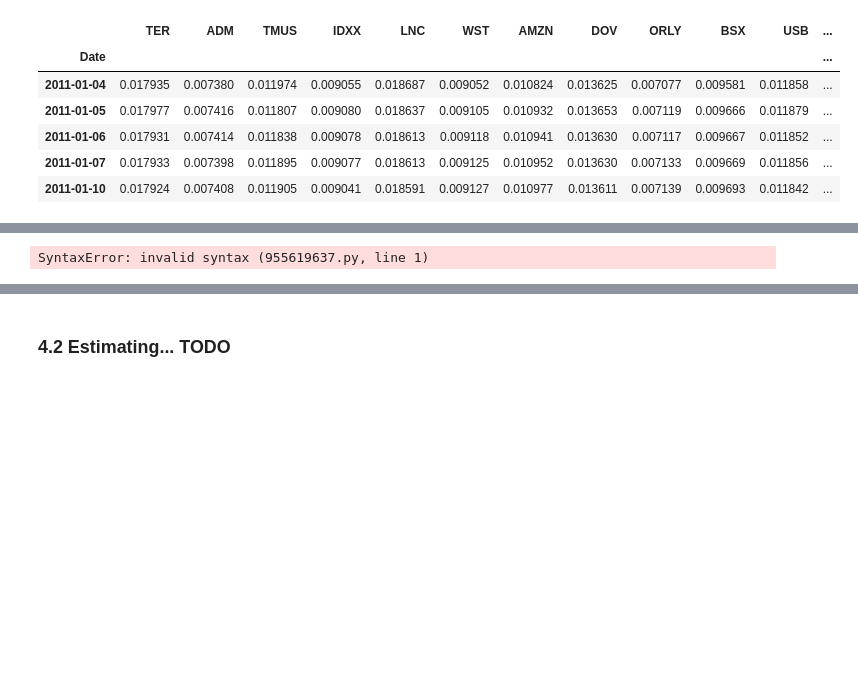
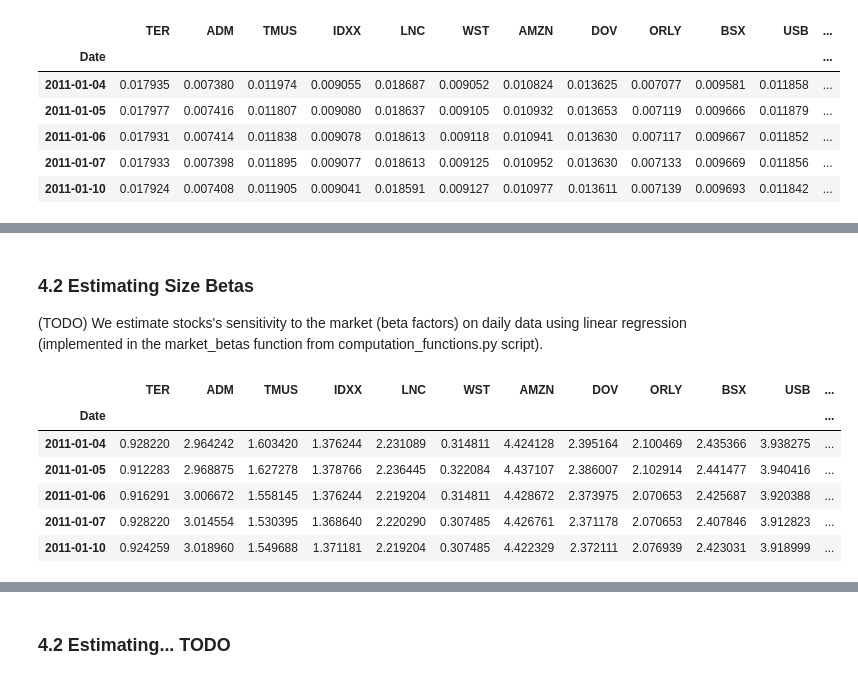
Before and after one commit to tigerbroko/Nova-SBE-Introduction-to-Programming, a Jupyter notebook: Intro-to-Programming-Project.ipynb, the cells around one changed output, grey strips where cells are left out. Drawn from its saved outputs; the diff is of its cells as text; code cells hidden in the pictures; blank space fills up the shorter version.

```diff
--- a/Intro-to-Programming-Project.ipynb
+++ b/Intro-to-Programming-Project.ipynb
@@ -305,31 +250,0 @@ Freq: M, Name: TER, Length: 142, dtype: float64
-# %%
-STOP HERE
-monthly_returns_index = monthly_returns.index.copy() # saving the index
-
-monthly_returns.reset_index(inplace=True)
-monthly_betas.reset_index(inplace=True)
-excess_returns.drop(['Date'], axis=1, inplace=True)
-excess_betas.drop(['Date'], axis=1, inplace=True)
-
-betas = betas_returns.copy()
-betas.loc[:] = np.nan
-
-column = 0
-for stock in excess_returns.columns:
-    for row in range(len(excess_returns[stock])-253):
-        y = excess_returns.iloc[row:(row + 253), :]
-        y = y.loc[:, stock].values.reshape(-1, 1)
-        x = market.iloc[row:(row + 253), :]
-        x = x.loc[:,'Mkt-RF'].values.reshape(-1, 1)
-
-        model = LinearRegression(fit_intercept=False).fit(x, y)
-        betas.iloc[row + 253,column] = model.coef_
-    column += 1
-
-    #setting index back to date
-excess_returns.set_index(excess_returns_index, inplace=True)
-betas.set_index(excess_returns_index, inplace=True)
-
-betas = betas.iloc[253:, :] # cutting off NAs
-# %% [output]
-SyntaxError: invalid syntax (955619637.py, line 1)
@@ -335,0 +254,14 @@ SyntaxError: invalid syntax (955619637.py, line 1)
+# %% [markdown]
+### 4.2 Estimating Size Betas
+
+(TODO) We estimate stocks's sensitivity to the market (beta factors) on daily data using linear regression (implemented in the market_betas function from computation_functions.py script).
+# %%
+size.head()
+# %% [output]
+|  | TER | ADM | TMUS | IDXX | LNC | WST | AMZN | DOV | ORLY | BSX | USB | ... |
+| Date |  |  |  |  |  |  |  |  |  |  |  | ... |
+| 2011-01-04 | 0.928220 | 2.964242 | 1.603420 | 1.376244 | 2.231089 | 0.314811 | 4.424128 | 2.395164 | 2.100469 | 2.435366 | 3.938275 | ... |
+| 2011-01-05 | 0.912283 | 2.968875 | 1.627278 | 1.378766 | 2.236445 | 0.322084 | 4.437107 | 2.386007 | 2.102914 | 2.441477 | 3.940416 | ... |
+| 2011-01-06 | 0.916291 | 3.006672 | 1.558145 | 1.376244 | 2.219204 | 0.314811 | 4.428672 | 2.373975 | 2.070653 | 2.425687 | 3.920388 | ... |
+| 2011-01-07 | 0.928220 | 3.014554 | 1.530395 | 1.368640 | 2.220290 | 0.307485 | 4.426761 | 2.371178 | 2.070653 | 2.407846 | 3.912823 | ... |
+| 2011-01-10 | 0.924259 | 3.018960 | 1.549688 | 1.371181 | 2.219204 | 0.307485 | 4.422329 | 2.372111 | 2.076939 | 2.423031 | 3.918999 | ... |
```
Also changed, not shown: parts of 23 cells of this notebook, 1 other file.
